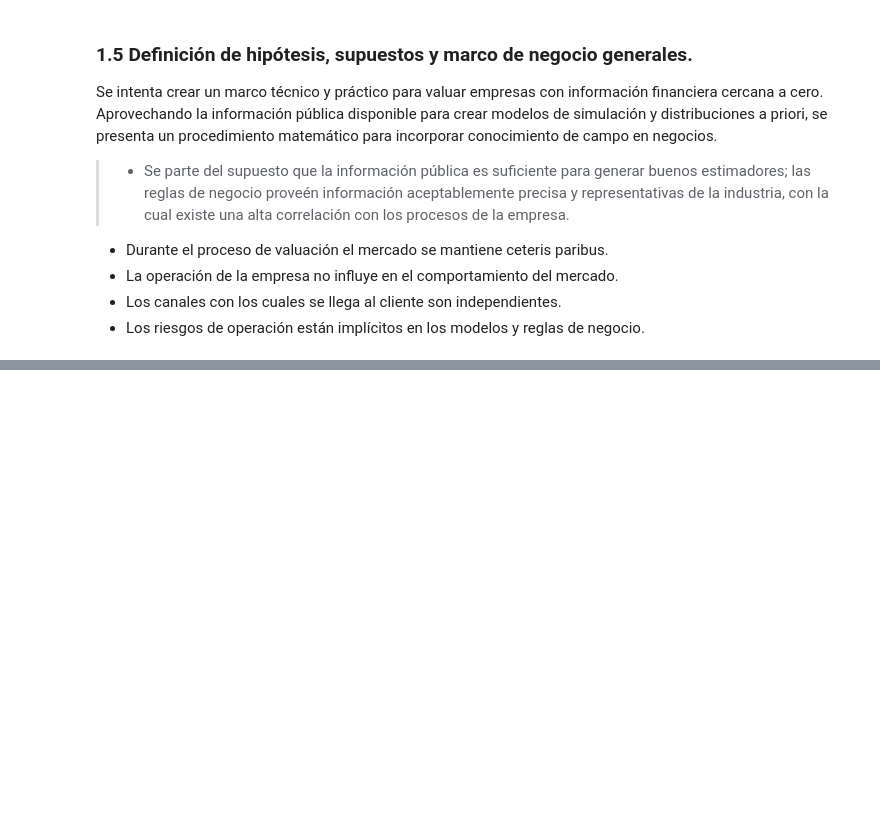
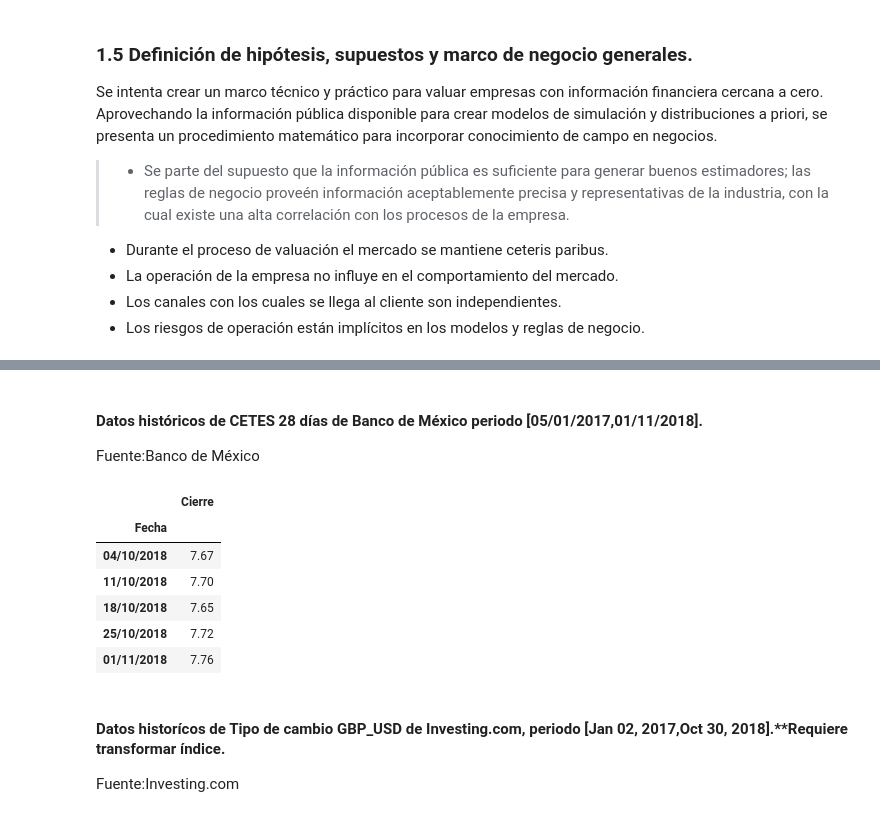
Before and after one commit to CAGS295/proyecto_modulo2, a Jupyter notebook: Proyecto_SandovalC.ipynb, the cells around one changed output, grey strips where cells are left out. Cells and saved outputs as stored; diff of their text form; code cells hidden in the pictures; blank space fills up the shorter version.

Commit message:
Datos

```diff
--- a/Proyecto_SandovalC.ipynb
+++ b/Proyecto_SandovalC.ipynb
@@ -115,0 +122,20 @@ Se intenta crear un marco técnico y práctico para valuar empresas con informac
+# %% [markdown]
+#### Datos históricos de CETES 28 días de Banco de México periodo [05/01/2017,01/11/2018].
+
+Fuente:<a src="http://www.banxico.org.mx/SieInternet/consultarDirectorioInternetAction.do?accion=consultarCuadro&idCuadro=CF107&sector=22&locale=es">Banco de México</a>
+# %%
+CETE=pd.read_csv('Cetes.csv',skiprows=18,index_col=0,names=['Fecha','Cierre'])
+# %%
+CETE.tail()
+# %% [output]
+|  | Cierre |
+| Fecha |  |
+| 04/10/2018 | 7.67 |
+| 11/10/2018 | 7.70 |
+| 18/10/2018 | 7.65 |
+| 25/10/2018 | 7.72 |
+| 01/11/2018 | 7.76 |
+# %% [markdown]
+#### Datos historícos de Tipo de cambio GBP_USD de Investing.com, periodo [Jan 02, 2017,Oct 30, 2018].**Requiere transformar índice.
+
+Fuente:<a src="https://www.investing.com/currencies/gbp-mxn-historical-data">Investing.com</a>
```
Also changed, not shown: parts of 10 cells of this notebook, 7 other files.
